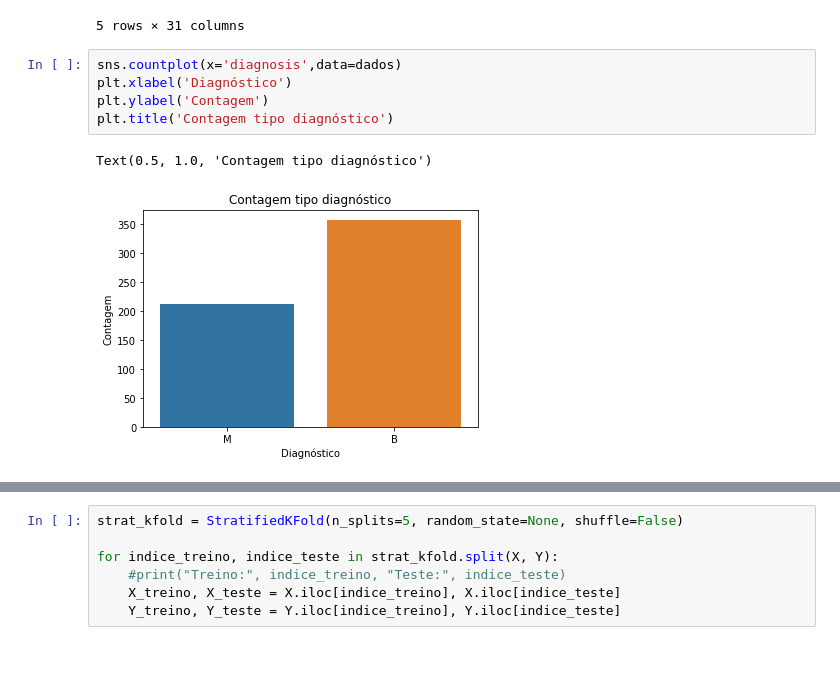
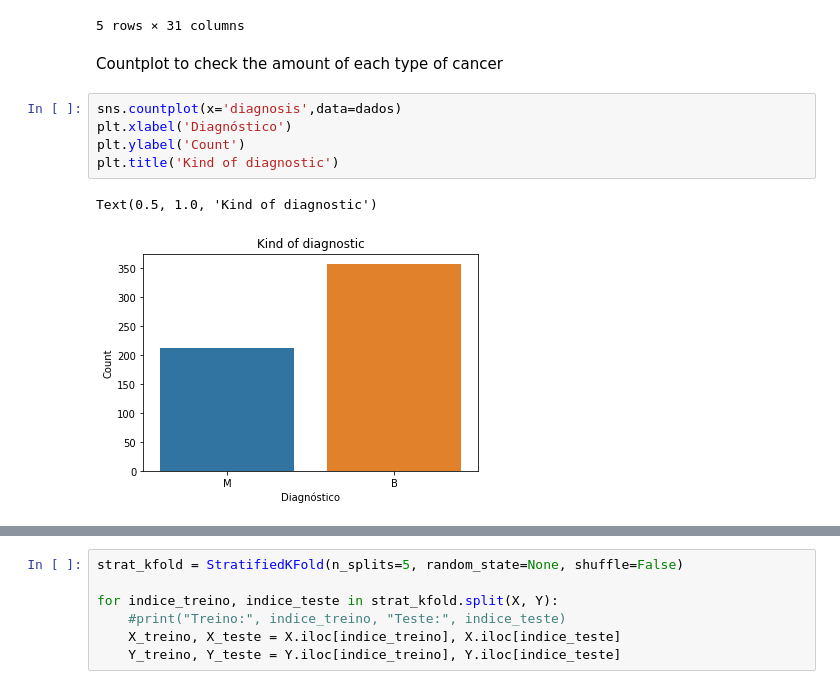
Before and after one commit to danmorales/Kaggle, a Jupyter notebook: Cancer_Wisconsin/Cancer_Winsconsin_Danilo_Kaggle.ipynb, the cells around one changed output, grey strips where cells are left out. Saved outputs shown, nothing was run; the diff lists cells and outputs as text; blank space fills up the shorter version.

```diff
--- a/Cancer_Wisconsin/Cancer_Winsconsin_Danilo_Kaggle.ipynb
+++ b/Cancer_Wisconsin/Cancer_Winsconsin_Danilo_Kaggle.ipynb
@@ -27,11 +35,13 @@ dados.head()
 | 3 | M | 11.42 | 20.38 | 77.58 | 386.1 | 0.14250 | 0.28390 | ... |
 | 4 | M | 20.29 | 14.34 | 135.10 | 1297.0 | 0.10030 | 0.13280 | ... |
 5 rows × 31 columns
+# %% [markdown]
+Countplot to check the amount of each type of cancer
 # %%
 sns.countplot(x='diagnosis',data=dados)
 plt.xlabel('Diagnóstico')
-plt.ylabel('Contagem')
-plt.title('Contagem tipo diagnóstico')
+plt.ylabel('Count')
+plt.title('Kind of diagnostic')
 # %% [output]
-Text(0.5, 1.0, 'Contagem tipo diagnóstico')
+Text(0.5, 1.0, 'Kind of diagnostic')
-[figure, old version]
+[figure, new version]
```
Also changed, not shown: parts of 70 cells of this notebook, 1 other file.
